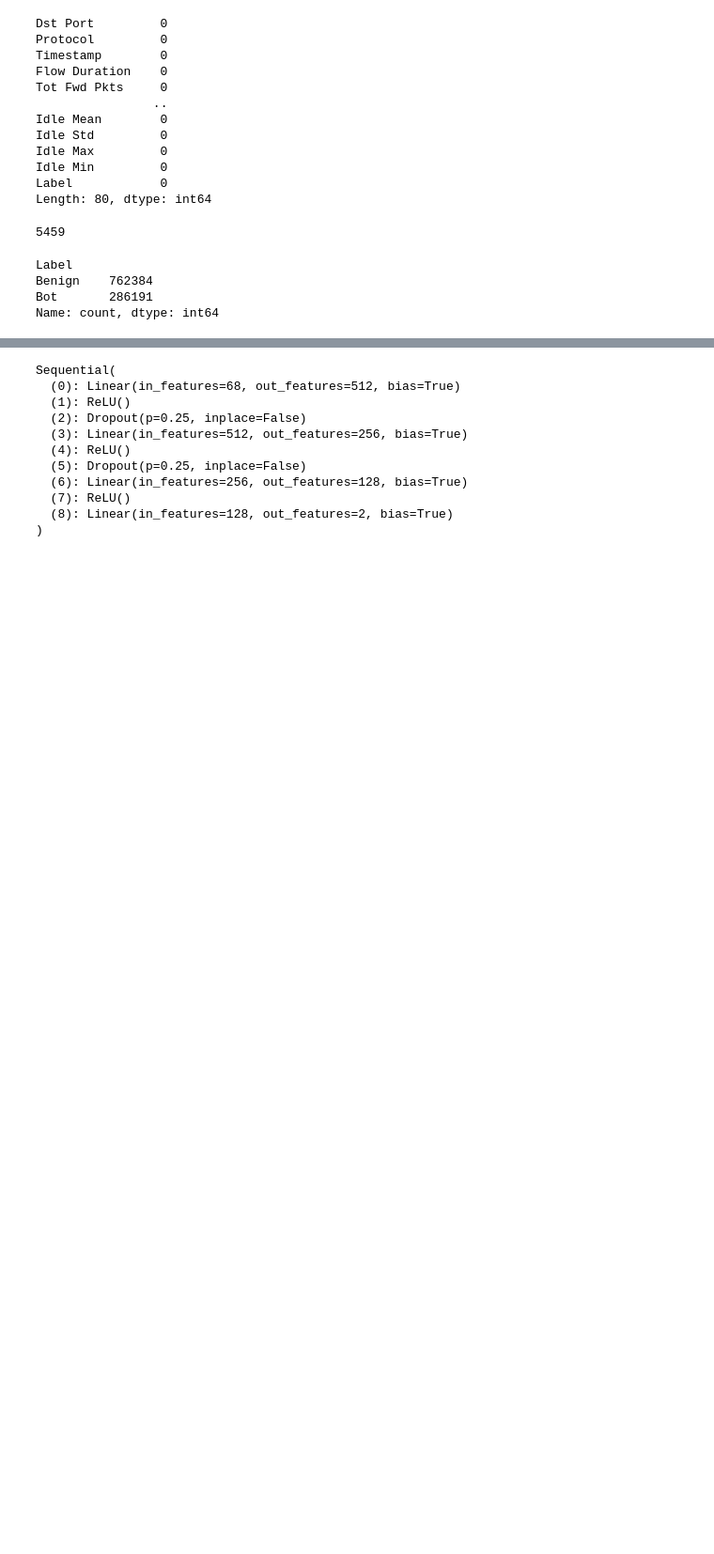
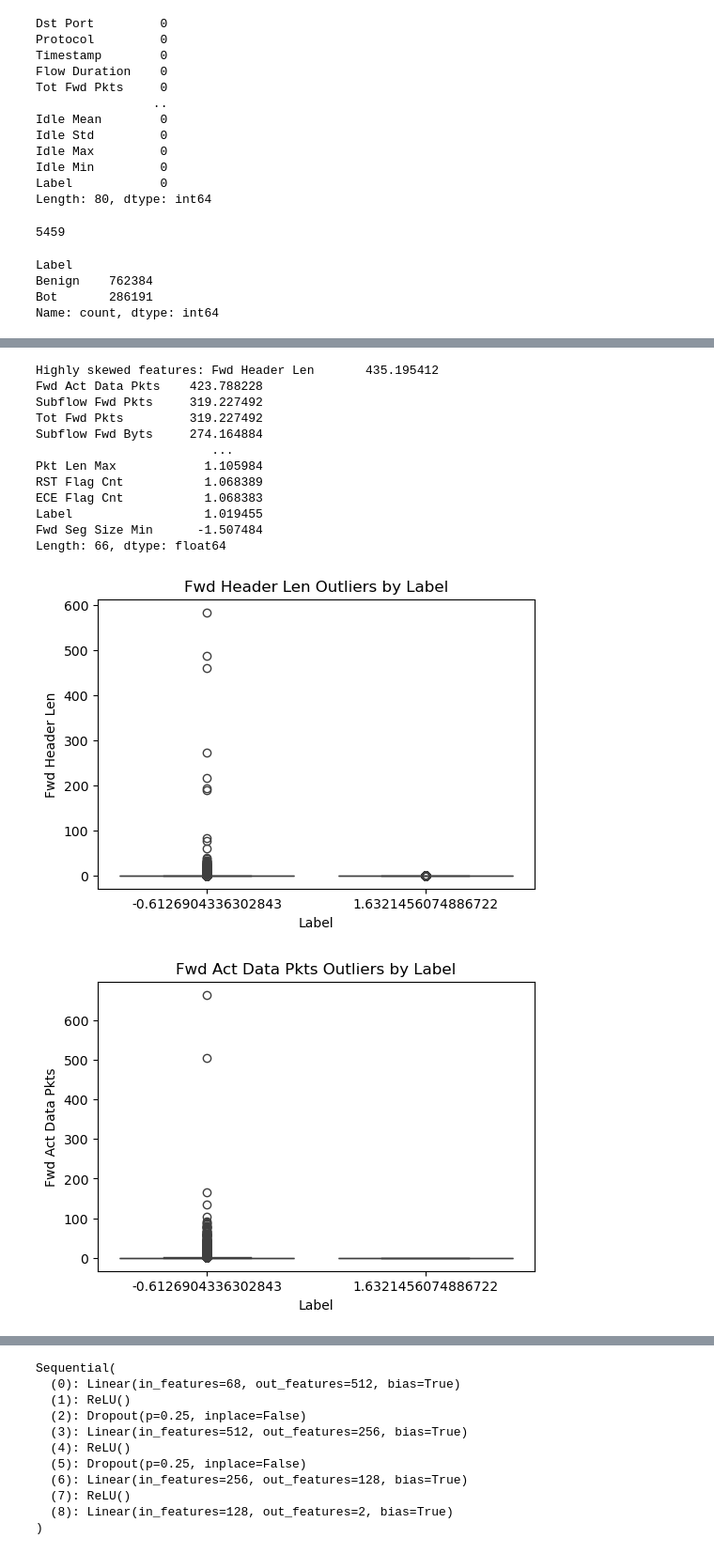
Before and after one commit to Nishchal-Panta/Cybersecurity_threat_detection, a Jupyter notebook: nn-cybersecurity_threat_detection.ipynb, the cells around one changed output, grey strips where cells are left out. Shown at 94% size. Drawn from its saved outputs; the diff is of its cells as text; code cells hidden in the pictures; blank space fills up the shorter version.

```diff
--- a/nn-cybersecurity_threat_detection.ipynb
+++ b/nn-cybersecurity_threat_detection.ipynb
@@ -121,0 +159,27 @@ Name: count, dtype: int64
+# %%
+#Identifying highly skewed features
+skewed_feats = df[numeric_cols].apply(lambda x: skew(x.dropna())).sort_values(ascending=False)
+high_skew = skewed_feats[abs(skewed_feats) > 1]
+print("Highly skewed features:", high_skew)
+
+# boxplots
+for col in high_skew.index[:5]:
+    plt.figure(figsize=(6,4))
+    sns.boxplot(data=df, x='Label', y=col)
+    plt.title(f"{col} Outliers by Label")
+    plt.show()
+# %% [output]
+Highly skewed features: Fwd Header Len       435.195412
+Fwd Act Data Pkts    423.788228
+Subflow Fwd Pkts     319.227492
+Tot Fwd Pkts         319.227492
+Subflow Fwd Byts     274.164884
+                        ...
+Pkt Len Max            1.105984
+RST Flag Cnt           1.068389
+ECE Flag Cnt           1.068383
+Label                  1.019455
+Fwd Seg Size Min      -1.507484
+Length: 66, dtype: float64
+[figure, added]
+[figure, added]
```
Also changed, not shown: parts of 22 cells of this notebook.
